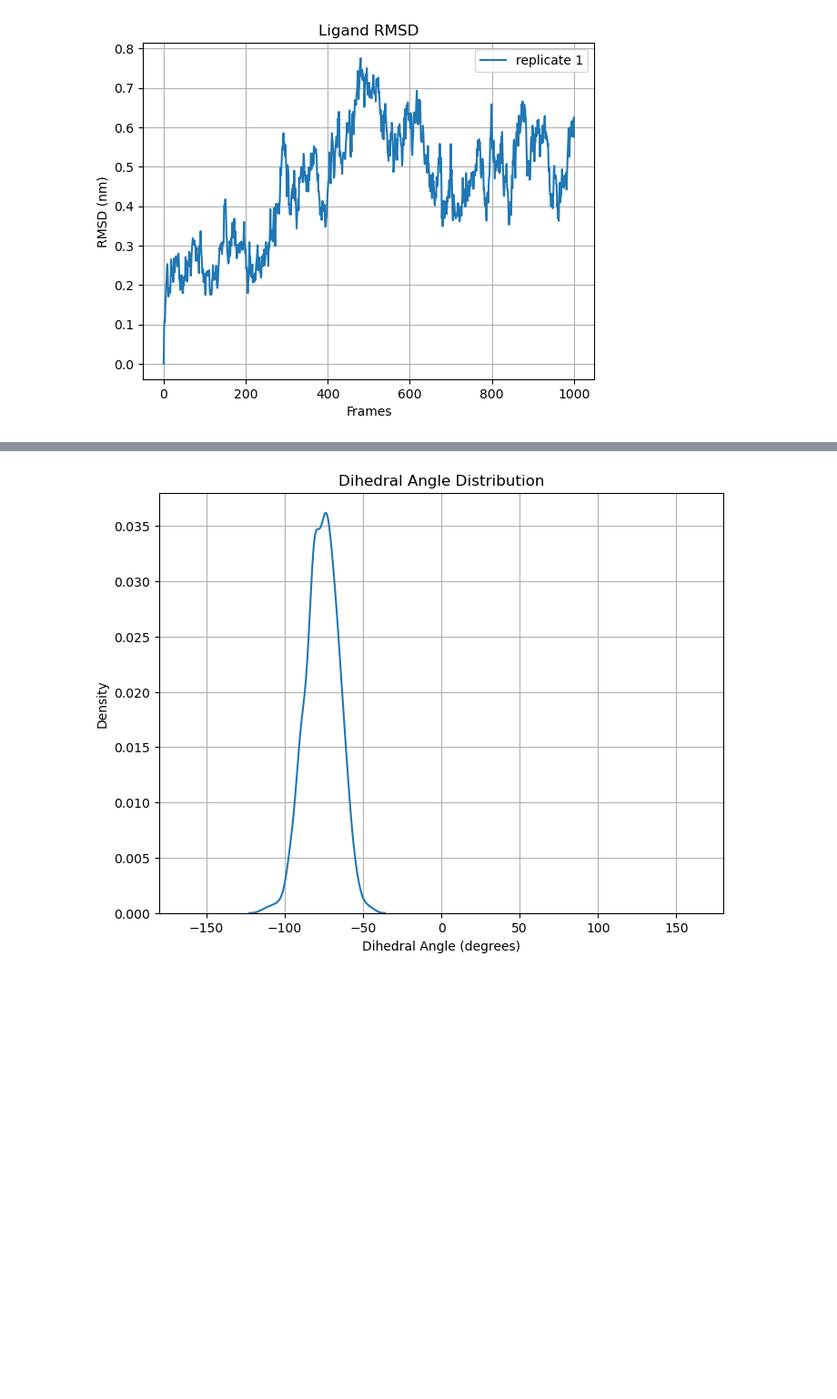
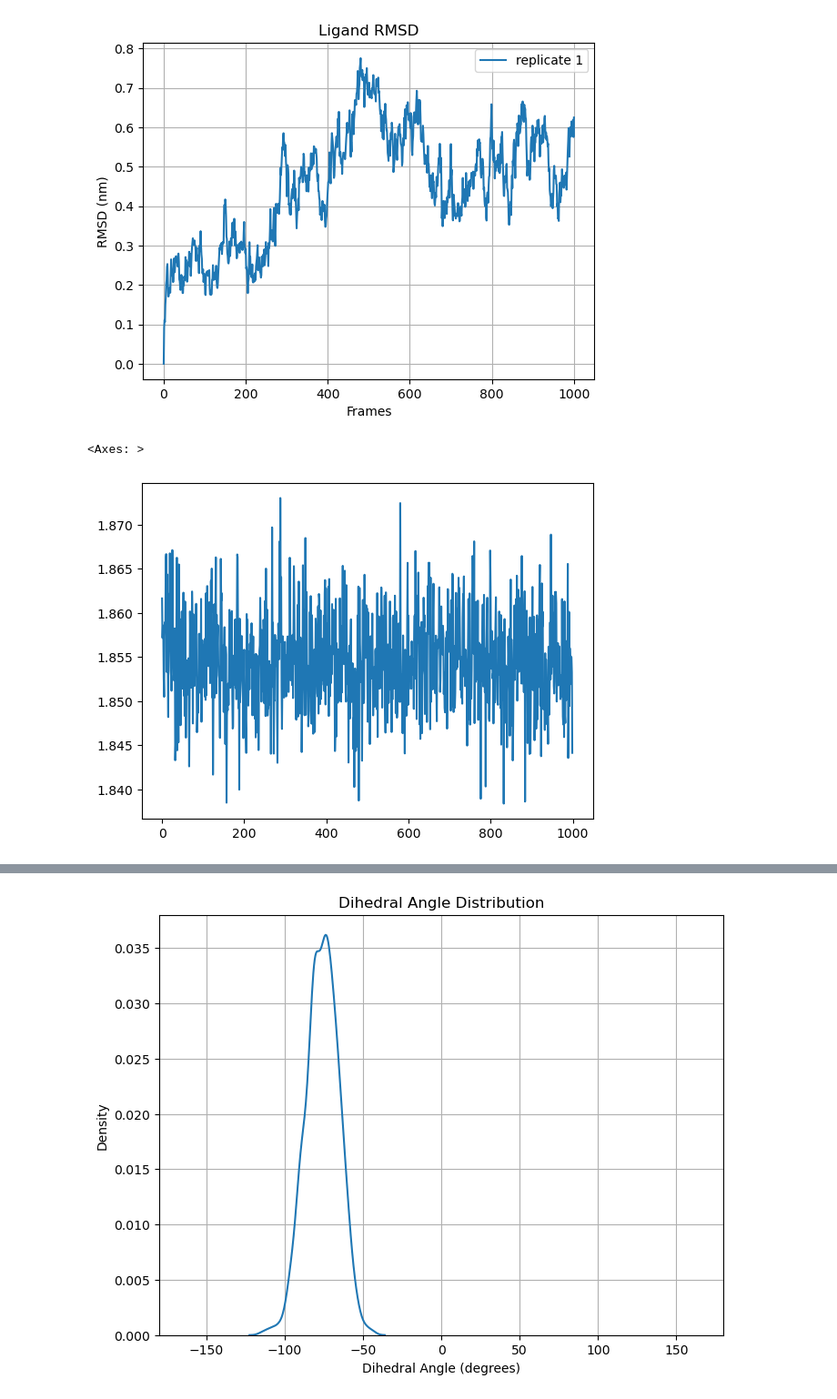
Before and after one commit to HaoLan-compchem/blog_03_12_2025, a Jupyter notebook: ligand_only/analysis.ipynb, the cells around one changed output, grey strips where cells are left out. Shown at 91% size. Drawn from its saved outputs; the diff is of its cells as text; code cells hidden in the pictures; blank space fills up the shorter version.

```diff
--- a/ligand_only/analysis.ipynb
+++ b/ligand_only/analysis.ipynb
@@ -174,3 +134,38 @@ def plot_rmsd_fluctuations_multiple(traj_files, top_file, plot_type, window, sav
+# %%
+def plot_rmsd_fluctuations_multiple(traj_files, top_file, plot_type, window, saved_file_paths) -> md.Trajectory:
+    rmsd_arrays = []
+    labels = []
+    for i, traj_file in enumerate(traj_files):
+        traj = md.load(traj_file, top=top_file)
+        try:
+            traj.image_molecules(inplace=True)
+        except:
+            pass
+        #frames = np.arange(0, traj.n_frames)
+        ligand_atoms = traj.topology.select('resname UNK')
+        traj.superpose(traj, frame=0, atom_indices=ligand_atoms)
+        traj.save(saved_file_paths[i])
+        result = traj.xyz[:, ligand_atoms, :] - traj.xyz[0, ligand_atoms, :]
+        ligand_rmsd = np.sqrt((result ** 2).sum(axis=-1).mean(axis=-1))
+        n_windows = len(ligand_rmsd) // window
+        avg_rmsd = np.array([ligand_rmsd[i*window:(i+1)*window].mean() for i in range(n_windows)])
+        avg_frames = np.arange(n_windows) * window
+        rmsd_arrays.append(avg_rmsd)
+        labels.append(f'replicate {i+1}')
+        if plot_type == 'line':
+            plt.plot(avg_frames, avg_rmsd, label=labels[-1])
+            plt.xlabel('Frames')
+            plt.ylabel('RMSD (nm)')
+            plt.title(f'Ligand RMSD')
+        elif plot_type == 'hist':
+            sns.kdeplot(avg_rmsd, label=labels[-1])
+            plt.xlabel('RMSD (nm)')
+            plt.title('Ligand RMSD Distribution')
+    plt.grid(True)
+    plt.legend()
+    plt.show()
+    plt.close()
+    return traj
 # %%
 trj_gaff = plot_rmsd_fluctuations_multiple(['classic/classic_gaff/trajectory.dcd'], 'classic/classic_gaff/gaff_ligand_in_solvent.pdb', 'line', 1, ['classic/classic_gaff/processed.xtc'])
 trj_sage = plot_rmsd_fluctuations_multiple(['classic/classic_sage/trajectory.dcd'], 'classic/classic_sage/ligand_in_solvent.pdb', 'line', 1, ['classic/classic_sage/processed.xtc'])
@@ -202,3 +192,8 @@ trj_sage_rest = plot_rmsd_fluctuations_multiple(['REST/REST_4/replica_0_ligand_s
 trj_sage_antrop_rest = plot_rmsd_fluctuations_multiple(['REST/antropisomer/replica_0_ligand_samples.pdb'], 'REST/ligand_antropisomer.pdb', 'line', 1, ['REST/antropisomer/0_processed.xtc'])
 # %% [output]
 [figure]
+# %%
+sns.lineplot(md.compute_rg(trj_gaff))
+# %% [output]
+<Axes: >
+[figure, added]
```
Also changed, not shown: parts of 17 cells of this notebook, 40 other files.
